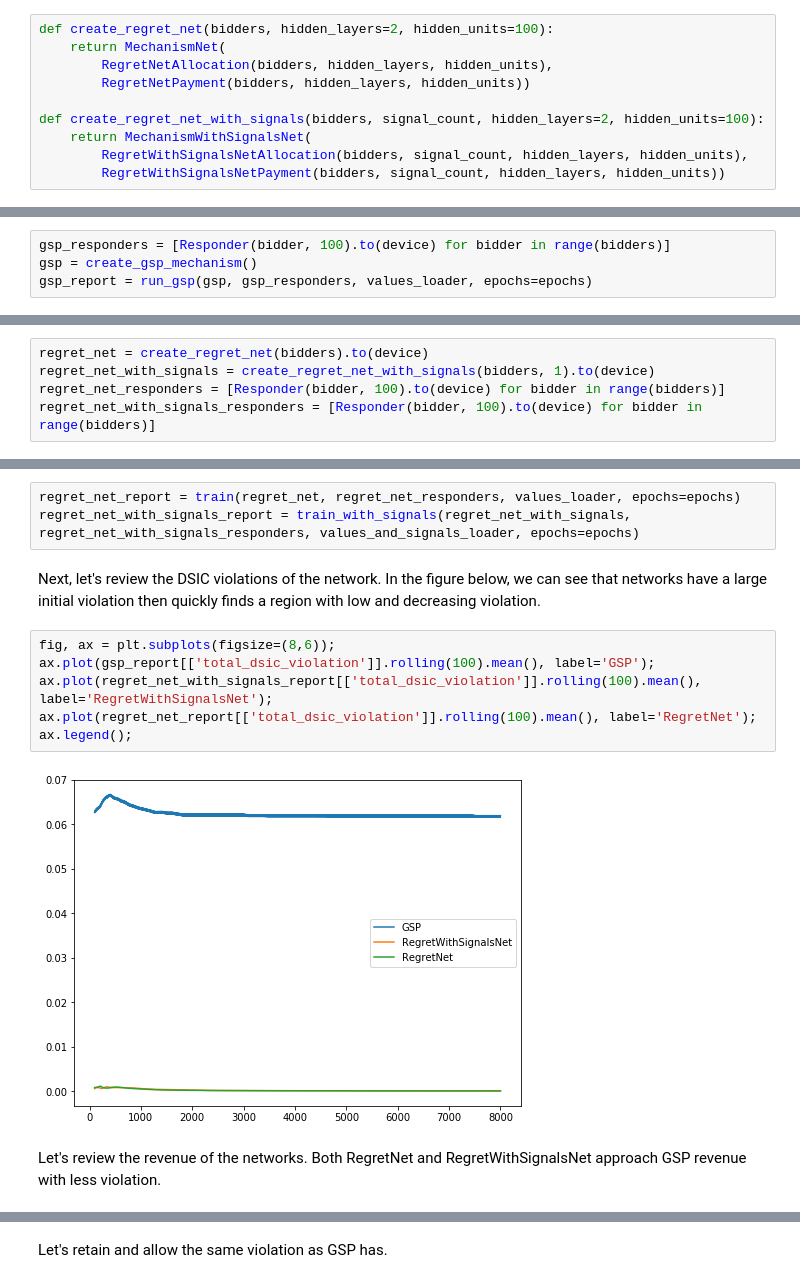
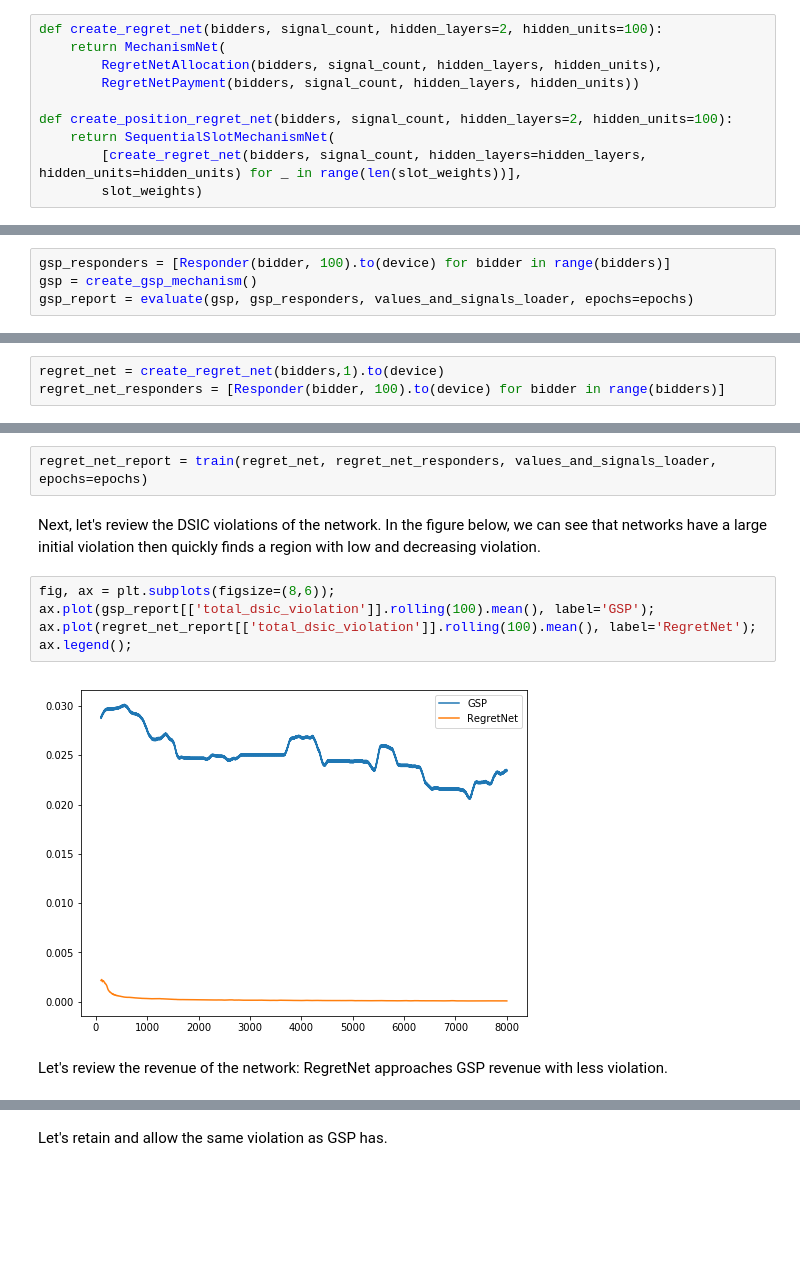
Before and after one commit to OdetteRoest/learning-auctions, a Jupyter notebook: learning-position-auctions.ipynb, the cells around one changed output, grey strips where cells are left out. Cells and saved outputs as stored; diff of their text form; blank space fills up the shorter version.

Commit message:
switched to sequential auctions

```diff
--- a/learning-position-auctions.ipynb
+++ b/learning-position-auctions.ipynb
@@ -494,15 +349,15 @@ class RegretWithSignalsNetPayment(nn.Module):
 # %% [markdown]
 Finally, we can define the RegretNet mechanism:
 # %%
-def create_regret_net(bidders, hidden_layers=2, hidden_units=100):
+def create_regret_net(bidders, signal_count, hidden_layers=2, hidden_units=100):
     return MechanismNet(
-        RegretNetAllocation(bidders, hidden_layers, hidden_units),
-        RegretNetPayment(bidders, hidden_layers, hidden_units))
+        RegretNetAllocation(bidders, signal_count, hidden_layers, hidden_units),
+        RegretNetPayment(bidders, signal_count, hidden_layers, hidden_units))
 
-def create_regret_net_with_signals(bidders, signal_count, hidden_layers=2, hidden_units=100):
-    return MechanismWithSignalsNet(
-        RegretWithSignalsNetAllocation(bidders, signal_count, hidden_layers, hidden_units),
-        RegretWithSignalsNetPayment(bidders, signal_count, hidden_layers, hidden_units))
+def create_position_regret_net(bidders, signal_count, hidden_layers=2, hidden_units=100):
+    return SequentialSlotMechanismNet(
+        [create_regret_net(bidders, signal_count, hidden_layers=hidden_layers, hidden_units=hidden_units) for _ in range(len(slot_weights))],
+        slot_weights)
 # %% [markdown]
 ## Auction for the motivating example
 # %% [markdown]
@@ -528,5 +379,5 @@ Before training the networks, let's establish a GSP baseline.
 # %%
 gsp_responders = [Responder(bidder, 100).to(device) for bidder in range(bidders)]
 gsp = create_gsp_mechanism()
-gsp_report = run_gsp(gsp, gsp_responders, values_loader, epochs=epochs)
+gsp_report = evaluate(gsp, gsp_responders, values_and_signals_loader, epochs=epochs)
 # %% [markdown]
@@ -534,25 +385,21 @@ We now create a simple RegretNet and RegretWithSignalsNet instances.
 # %%
-regret_net = create_regret_net(bidders).to(device)
-regret_net_with_signals = create_regret_net_with_signals(bidders, 1).to(device)
+regret_net = create_regret_net(bidders,1).to(device)
 regret_net_responders = [Responder(bidder, 100).to(device) for bidder in range(bidders)]
-regret_net_with_signals_responders = [Responder(bidder, 100).to(device) for bidder in range(bidders)]
 # %% [markdown]
 We loop over the data for a number of epochs and record traces of the networks learning.
 # %%
-regret_net_report = train(regret_net, regret_net_responders, values_loader, epochs=epochs)
-regret_net_with_signals_report = train_with_signals(regret_net_with_signals, regret_net_with_signals_responders, values_and_signals_loader, epochs=epochs)
+regret_net_report = train(regret_net, regret_net_responders, values_and_signals_loader, epochs=epochs)
 # %% [markdown]
 Next, let's review the DSIC violations of the network. In the figure below, we can see that networks have a large initial violation then quickly finds a region with low and decreasing violation.
 # %%
 fig, ax = plt.subplots(figsize=(8,6));
 ax.plot(gsp_report[['total_dsic_violation']].rolling(100).mean(), label='GSP');
-ax.plot(regret_net_with_signals_report[['total_dsic_violation']].rolling(100).mean(), label='RegretWithSignalsNet');
 ax.plot(regret_net_report[['total_dsic_violation']].rolling(100).mean(), label='RegretNet');
 ax.legend();
 # %% [output]
-[figure, old version]
+[figure, new version]
 # %% [markdown]
-Let's review the revenue of the networks.  Both RegretNet and RegretWithSignalsNet approach GSP revenue with less violation.
+Let's review the revenue of the network: RegretNet approaches GSP revenue with less violation.
 # %%
 fig, ax = plt.subplots(figsize=(8,6));
 ax.plot(gsp_report[['revenue']].rolling(100).mean(), label='GSP');
```
Also changed, not shown: parts of 26 cells of this notebook.
